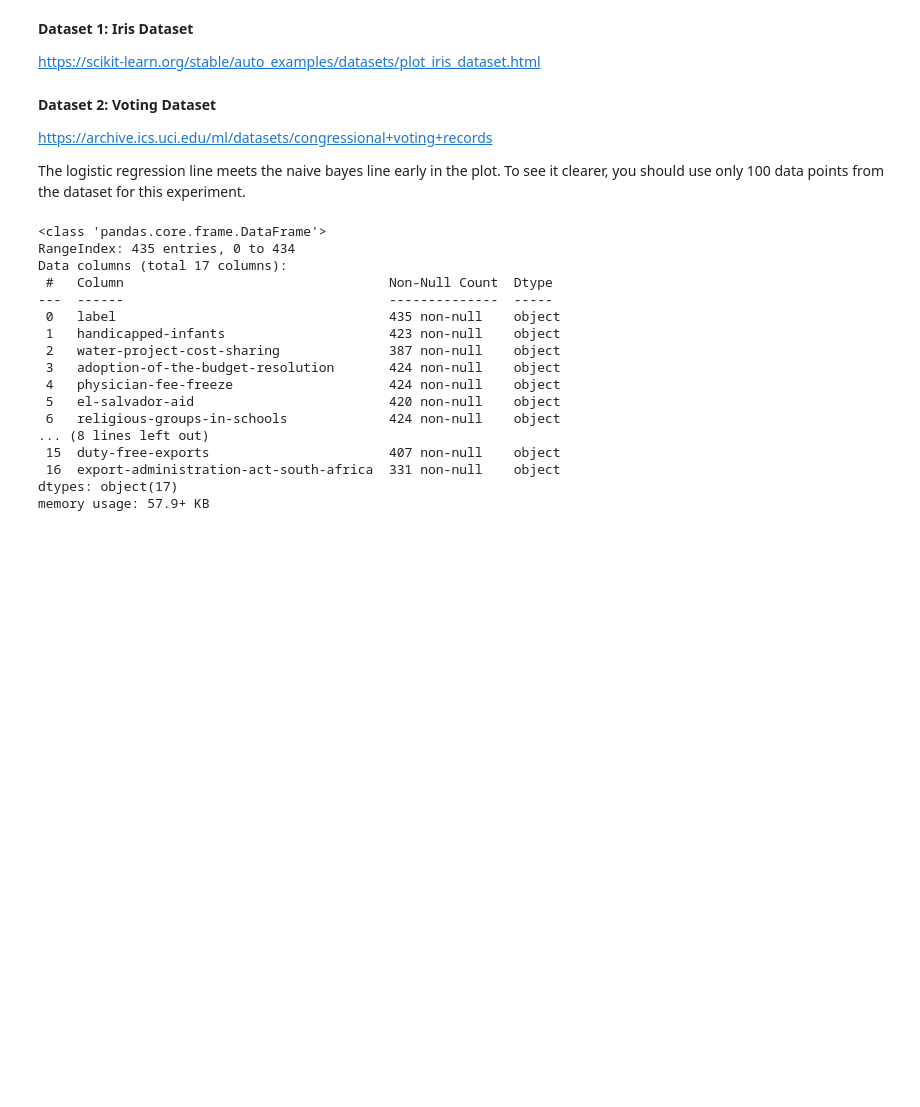
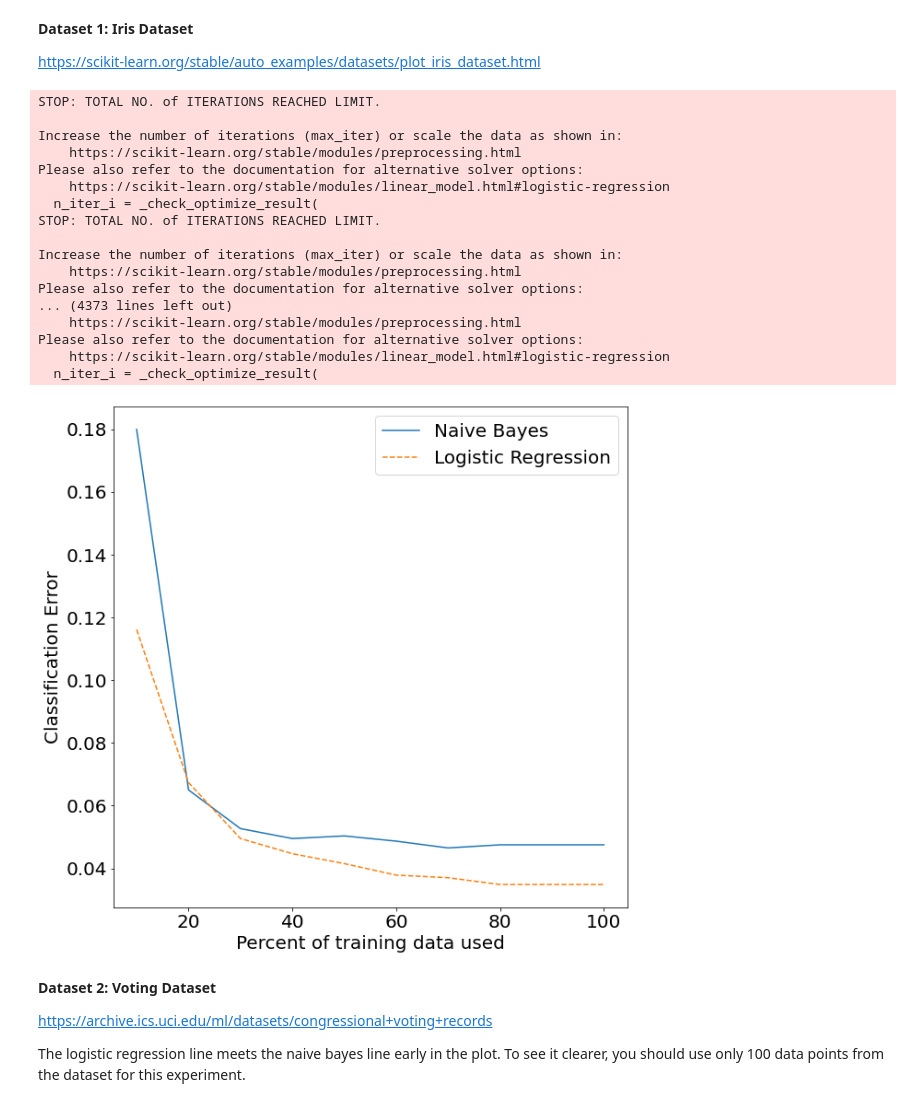
Before and after one commit to sarloet/Foundations-of-Data-Science, a Jupyter notebook: Practical 2/Practical2_Sarah_Najma.ipynb, the cells around one changed output. Saved outputs shown, nothing was run; the diff lists cells and outputs as text; code cells hidden in the pictures; blank space fills up the shorter version.

```diff
--- a/Practical 2/Practical2_Sarah_Najma.ipynb
+++ b/Practical 2/Practical2_Sarah_Najma.ipynb
@@ -169,12 +169,11 @@ class CatFeatureParam:
         ###################################################
         ##### YOUR CODE STARTS HERE #######################
         ###################################################
-        v = np.ones(X_new.size)
-
-        XV = np.zeros((X_new.size,self._num_of_categories))
-        XV[np.arange(X_new.size), X_new] = 1
-
-        return multinomial.logpmf(XV,v,self.param)
+        param= self.param
+        prob=[]
+        for i in X_new:
+            prob.append(param[i])
+        return np.log(prob)
         ###################################################
         ##### YOUR CODE ENDS HERE #########################
         ###################################################
@@ -450,49 +516,54 @@ https://scikit-learn.org/stable/auto_examples/datasets/plot_iris_dataset.html
 # %%
 # TODO: insert your code for experiments
 ###################################################
 ##### YOUR CODE STARTS HERE #######################
 ###################################################
 from sklearn.datasets import load_iris
 iris = load_iris()
 
+X,y= iris['data'], iris['target']
+
+#Get Classifiers
+nbc = NBC(feature_types=['r', 'r', 'r', 'r'])
+LR = LogisticRegression()
+
+#handle missing values, handle text/categorical data
+from sklearn.preprocessing import StandardScaler
+scaler = StandardScaler()
+scaler.fit(X)
+scaler.transform(X)
+
+
+tst_errs_nbc, tst_errs_lr = compareNBCvsLR(nbc, LR, X, y)
+
+
+makePlot(tst_errs_nbc, tst_errs_lr)
 
 ###################################################
 ##### YOUR CODE ENDS HERE #########################
 ###################################################
+# %% [output]
+STOP: TOTAL NO. of ITERATIONS REACHED LIMIT.
+
+Increase the number of iterations (max_iter) or scale the data as shown in:
+    https://scikit-learn.org/stable/modules/preprocessing.html
+Please also refer to the documentation for alternative solver options:
+    https://scikit-learn.org/stable/modules/linear_model.html#logistic-regression
+  n_iter_i = _check_optimize_result(
+STOP: TOTAL NO. of ITERATIONS REACHED LIMIT.
+
+Increase the number of iterations (max_iter) or scale the data as shown in:
+    https://scikit-learn.org/stable/modules/preprocessing.html
+Please also refer to the documentation for alternative solver options:
+... (4373 lines left out)
+    https://scikit-learn.org/stable/modules/preprocessing.html
+Please also refer to the documentation for alternative solver options:
+    https://scikit-learn.org/stable/modules/linear_model.html#logistic-regression
+  n_iter_i = _check_optimize_result(
+[figure, added]
 # %% [markdown]
 **Dataset 2: Voting Dataset**
 
 https://archive.ics.uci.edu/ml/datasets/congressional+voting+records
 
 The logistic regression line meets the naive bayes line early in the plot. To see it clearer, you should use only 100 data points from the dataset for this experiment.
-# %%
-# load the dataset
-# TODO: insert your code for experiments
-###################################################
-##### YOUR CODE STARTS HERE #######################
-###################################################
-voting = pd.read_csv('./datasets/voting.csv')
-
-voting.info()
-
-###################################################
-##### YOUR CODE ENDS HERE #########################
-###################################################
-# %% [output]
-<class 'pandas.core.frame.DataFrame'>
-RangeIndex: 435 entries, 0 to 434
-Data columns (total 17 columns):
- #   Column                                  Non-Null Count  Dtype
----  ------                                  --------------  -----
- 0   label                                   435 non-null    object
- 1   handicapped-infants                     423 non-null    object
- 2   water-project-cost-sharing              387 non-null    object
- 3   adoption-of-the-budget-resolution       424 non-null    object
- 4   physician-fee-freeze                    424 non-null    object
- 5   el-salvador-aid                         420 non-null    object
- 6   religious-groups-in-schools             424 non-null    object
-... (8 lines left out)
- 15  duty-free-exports                       407 non-null    object
- 16  export-administration-act-south-africa  331 non-null    object
-dtypes: object(17)
-memory usage: 57.9+ KB
```
Also changed, not shown: parts of 7 cells of this notebook.
